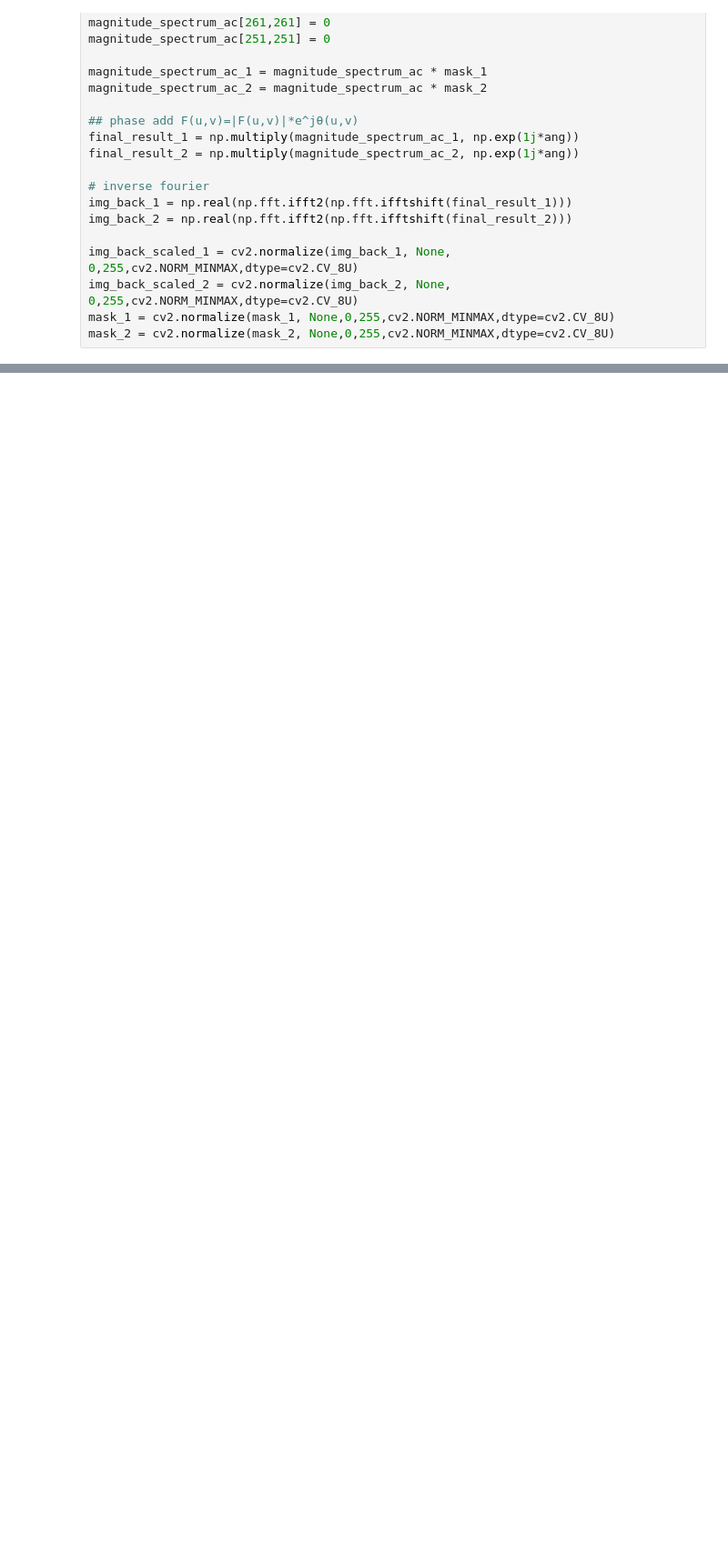
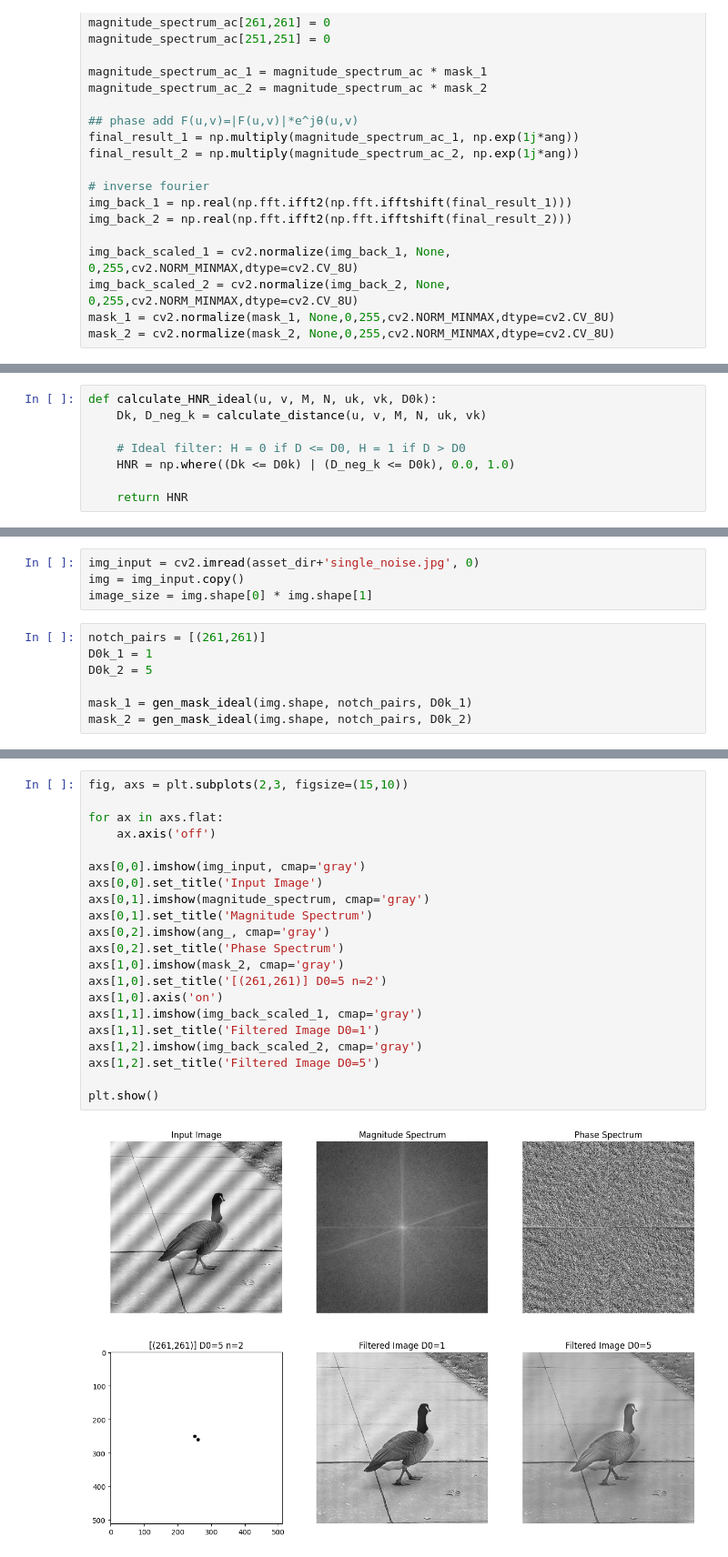
Before and after one commit to Faysal-star/IPCV_Labs, a Jupyter notebook: Lab/Lab_5_Frequency_Domanin_Filtering.ipynb, the cells around one changed output, grey strips where cells are left out. Shown at 91% size. Cells and saved outputs as stored; diff of their text form; blank space fills up the shorter version.

Commit message:
freq notch

```diff
--- a/Lab/Lab_5_Frequency_Domanin_Filtering.ipynb
+++ b/Lab/Lab_5_Frequency_Domanin_Filtering.ipynb
@@ -115,0 +152,8 @@ plt.show()
+# %%
+def calculate_HNR_ideal(u, v, M, N, uk, vk, D0k):
+    Dk, D_neg_k = calculate_distance(u, v, M, N, uk, vk)
+
+    # Ideal filter: H = 0 if D <= D0, H = 1 if D > D0
+    HNR = np.where((Dk <= D0k) | (D_neg_k <= D0k), 0.0, 1.0)
+
+    return HNR
@@ -115,0 +175,11 @@ plt.show()
+# %%
+img_input = cv2.imread(asset_dir+'single_noise.jpg', 0)
+img = img_input.copy()
+image_size = img.shape[0] * img.shape[1]
+# %%
+notch_pairs = [(261,261)]
+D0k_1 = 1
+D0k_2 = 5
+
+mask_1 = gen_mask_ideal(img.shape, notch_pairs, D0k_1)
+mask_2 = gen_mask_ideal(img.shape, notch_pairs, D0k_2)
@@ -115,0 +213,23 @@ plt.show()
+# %%
+fig, axs = plt.subplots(2,3, figsize=(15,10))
+
+for ax in axs.flat:
+    ax.axis('off')
+
+axs[0,0].imshow(img_input, cmap='gray')
+axs[0,0].set_title('Input Image')
+axs[0,1].imshow(magnitude_spectrum, cmap='gray')
+axs[0,1].set_title('Magnitude Spectrum')
+axs[0,2].imshow(ang_, cmap='gray')
+axs[0,2].set_title('Phase Spectrum')
+axs[1,0].imshow(mask_2, cmap='gray')
+axs[1,0].set_title('[(261,261)] D0=5 n=2')
+axs[1,0].axis('on')
+axs[1,1].imshow(img_back_scaled_1, cmap='gray')
+axs[1,1].set_title('Filtered Image D0=1')
+axs[1,2].imshow(img_back_scaled_2, cmap='gray')
+axs[1,2].set_title('Filtered Image D0=5')
+
+plt.show()
+# %% [output]
+[figure, added]
```
Also changed, not shown: parts of 5 cells of this notebook.
